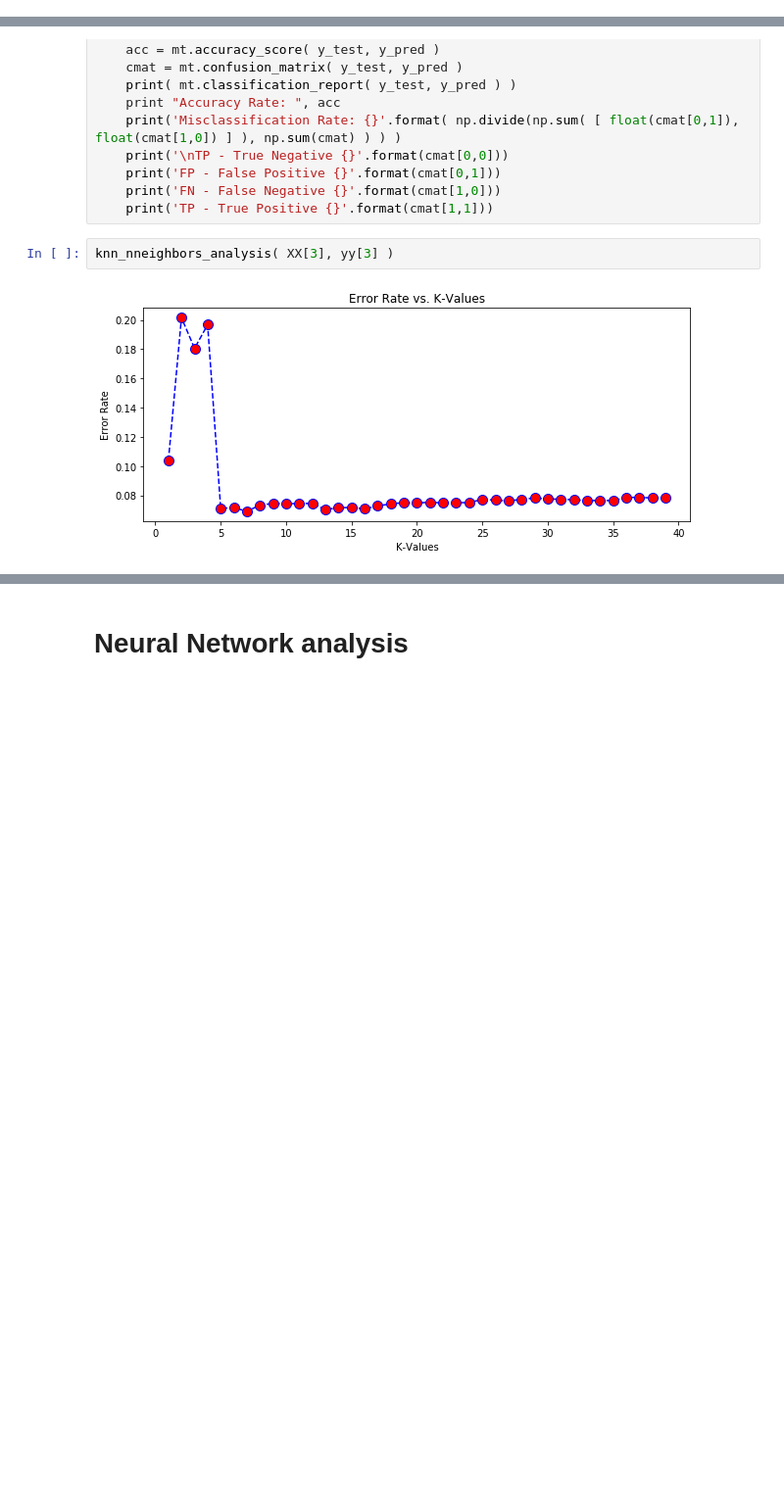
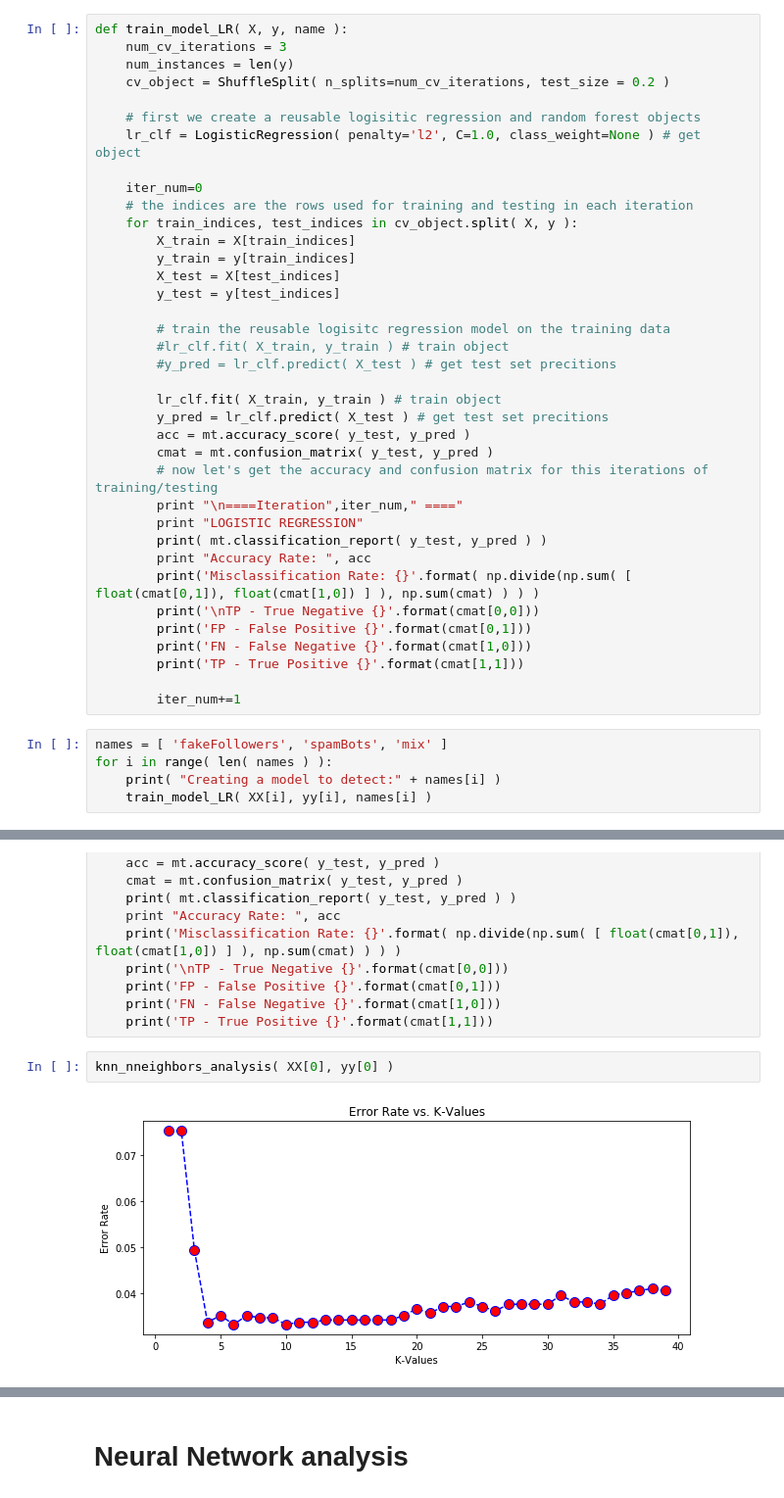
Before and after one commit to toful/BotDetector, a Jupyter notebook: src/DataAnalisis.ipynb, the cells around one changed output, grey strips where cells are left out. Shown at 98% size. Drawn from its saved outputs; the diff is of its cells as text; blank space fills up the shorter version.

Commit message:
Data Analysis Revised and new features added

```diff
--- a/src/DataAnalisis.ipynb
+++ b/src/DataAnalisis.ipynb
@@ -207,0 +233,42 @@ Saving the model into the disk
+# %%
+def train_model_LR( X, y, name ):
+    num_cv_iterations = 3
+    num_instances = len(y)
+    cv_object = ShuffleSplit( n_splits=num_cv_iterations, test_size = 0.2 )
+
+    # first we create a reusable logisitic regression and random forest objects
+    lr_clf = LogisticRegression( penalty='l2', C=1.0, class_weight=None ) # get object
+
+    iter_num=0
+    # the indices are the rows used for training and testing in each iteration
+    for train_indices, test_indices in cv_object.split( X, y ):
+        X_train = X[train_indices]
+        y_train = y[train_indices]
+        X_test = X[test_indices]
+        y_test = y[test_indices]
+
+        # train the reusable logisitc regression model on the training data
+        #lr_clf.fit( X_train, y_train ) # train object
+        #y_pred = lr_clf.predict( X_test ) # get test set precitions
+
+        lr_clf.fit( X_train, y_train ) # train object
+        y_pred = lr_clf.predict( X_test ) # get test set precitions
+        acc = mt.accuracy_score( y_test, y_pred )
+        cmat = mt.confusion_matrix( y_test, y_pred )
+        # now let's get the accuracy and confusion matrix for this iterations of training/testing
+        print "\n====Iteration",iter_num," ===="
+        print "LOGISTIC REGRESSION"
+        print( mt.classification_report( y_test, y_pred ) )
+        print "Accuracy Rate: ", acc
+        print('Misclassification Rate: {}'.format( np.divide(np.sum( [ float(cmat[0,1]), float(cmat[1,0]) ] ), np.sum(cmat) ) ) )
+        print('\nTP - True Negative {}'.format(cmat[0,0]))
+        print('FP - False Positive {}'.format(cmat[0,1]))
+        print('FN - False Negative {}'.format(cmat[1,0]))
+        print('TP - True Positive {}'.format(cmat[1,1]))
+
+        iter_num+=1
+# %%
+names = [ 'fakeFollowers', 'spamBots', 'mix' ]
+for i in range( len( names ) ):
+    print( "Creating a model to detect:" + names[i] )
+    train_model_LR( XX[i], yy[i], names[i] )
@@ -245,7 +347,7 @@ def knn_analysis( X, y, neighbors ):
     print('FN - False Negative {}'.format(cmat[1,0]))
     print('TP - True Positive {}'.format(cmat[1,1]))
 # %%
-knn_nneighbors_analysis( XX[3], yy[3] )
+knn_nneighbors_analysis( XX[0], yy[0] )
 # %% [output]
-[figure, old version]
+[figure, new version]
 # %%
```
Also changed, not shown: parts of 23 cells of this notebook, 6 other files.
